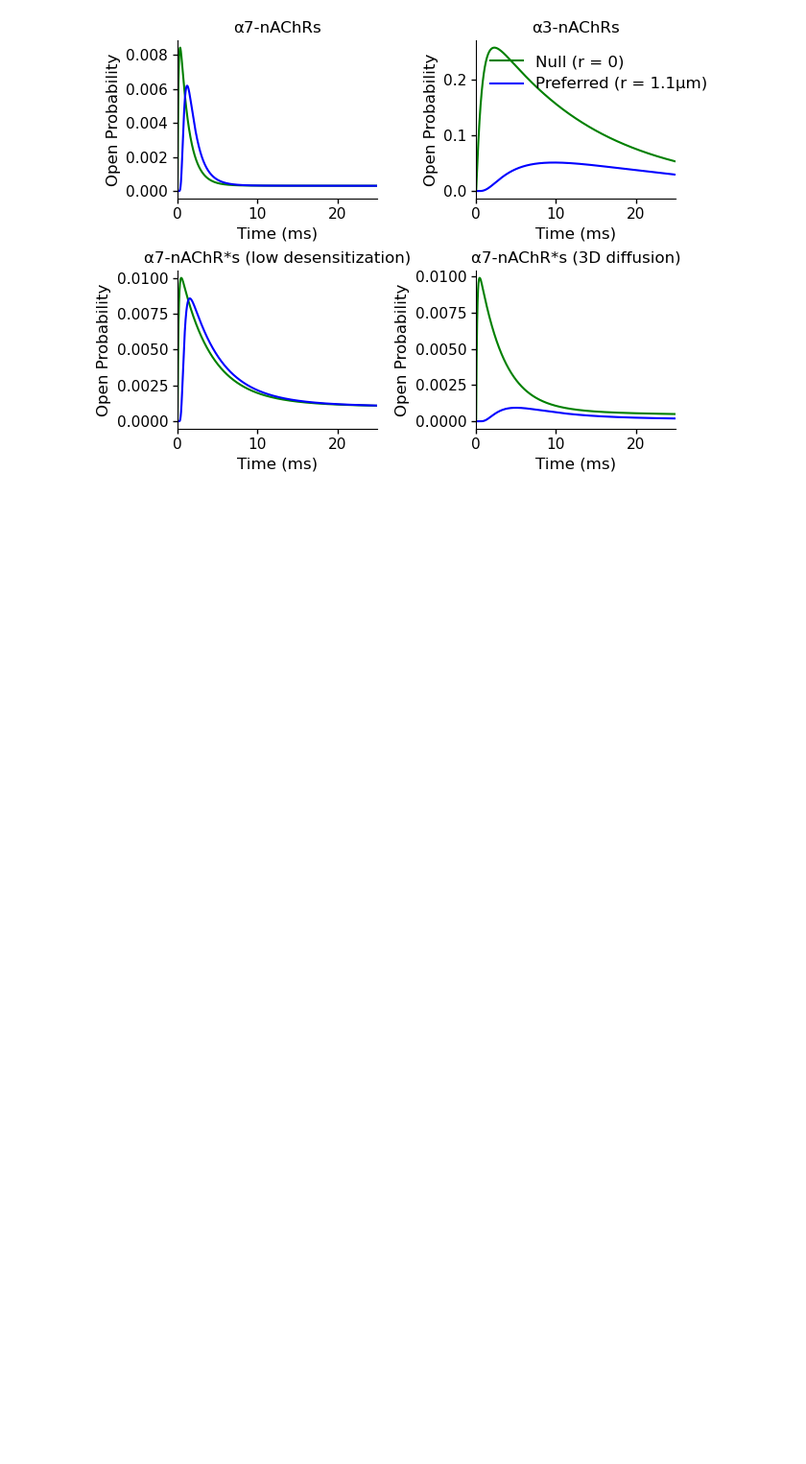
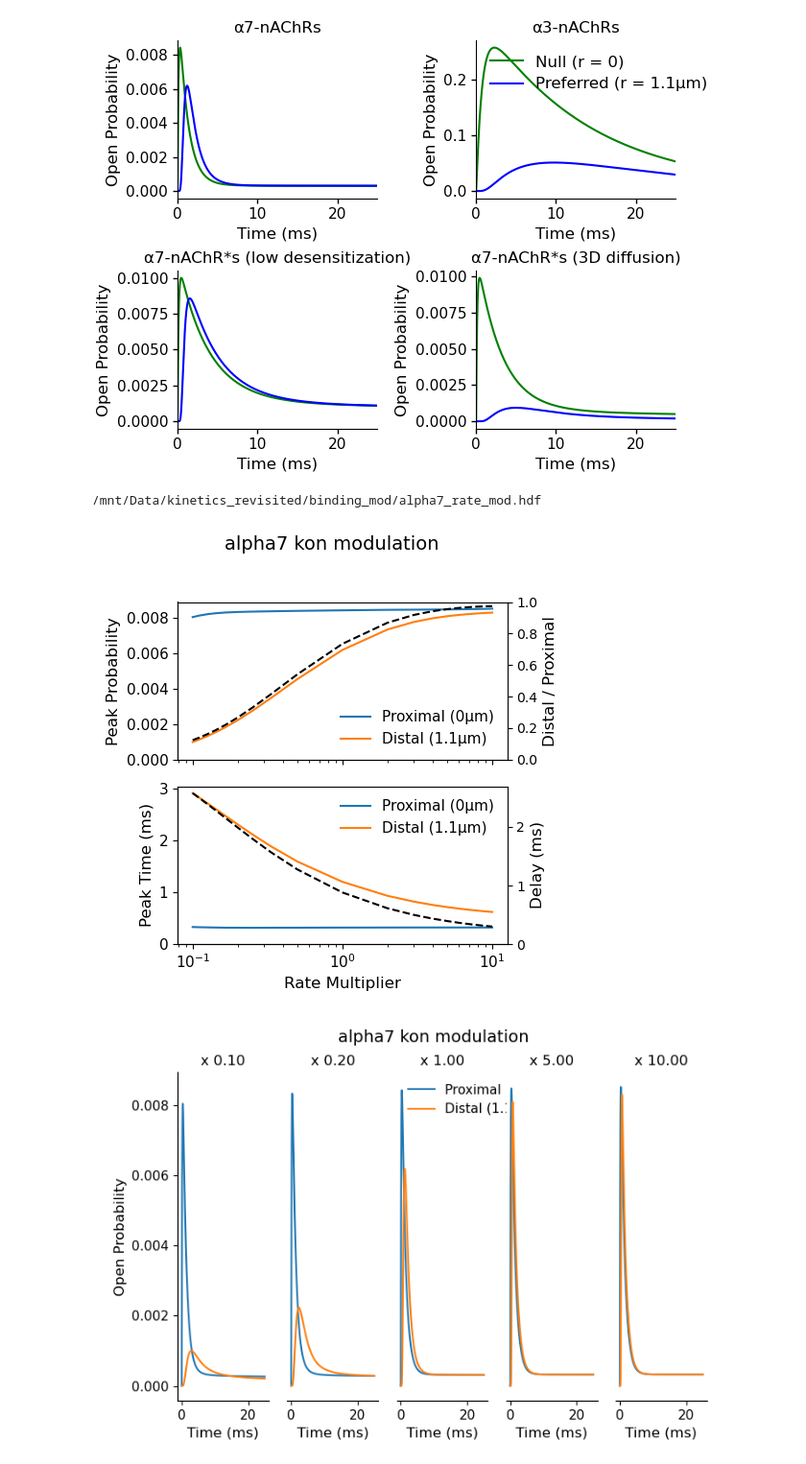
Before and after one commit to geoffder/kinetics, a Jupyter notebook: thesis_figs.ipynb, the cells around one changed output. Shown at 96% size. Saved outputs shown, nothing was run; the diff lists cells and outputs as text; code cells hidden in the pictures; blank space fills up the shorter version.

```diff
--- a/thesis_figs.ipynb
+++ b/thesis_figs.ipynb
@@ -226,3 +231,23 @@ for ext in exts:
     alpha_quad_panel_fig.savefig(os.path.join(fig_path, "alpha_quad_panel" + ext), bbox_inches="tight")
 # %% [output]
 [figure]
+# %%
+load_mod_run = False
+mod_run_path = os.path.join(base_path, "binding_mod")
+os.makedirs(mod_run_path, exist_ok=True)
+bldr_name, bldr = "alpha7", a7_builder
+# bldr_name, bldr = "alpha3", a3_builder
+mod_run_name = os.path.join(mod_run_path, "%s_rate_mod.hdf" % bldr_name)
+print(mod_run_name)
+if load_mod_run and os.path.exists(mod_run_name):
+    print("Loading existing binding modulation run...")
+    with h5.File(mod_run_name) as data:
+        mod_run = utils.unpack_hdf(data)
+else:
+    mod_run = binding_modulation_run(
+        mod_run_path, bldr, mul_range=10, make_figs=True, dist_over_prox=True, fmts=["png", "svg"]
+    )
+# %% [output]
+/mnt/Data/kinetics_revisited/binding_mod/alpha7_rate_mod.hdf
+[figure, added]
+[figure, added]
```
Also changed, not shown: parts of 6 cells of this notebook, 2 other files.
